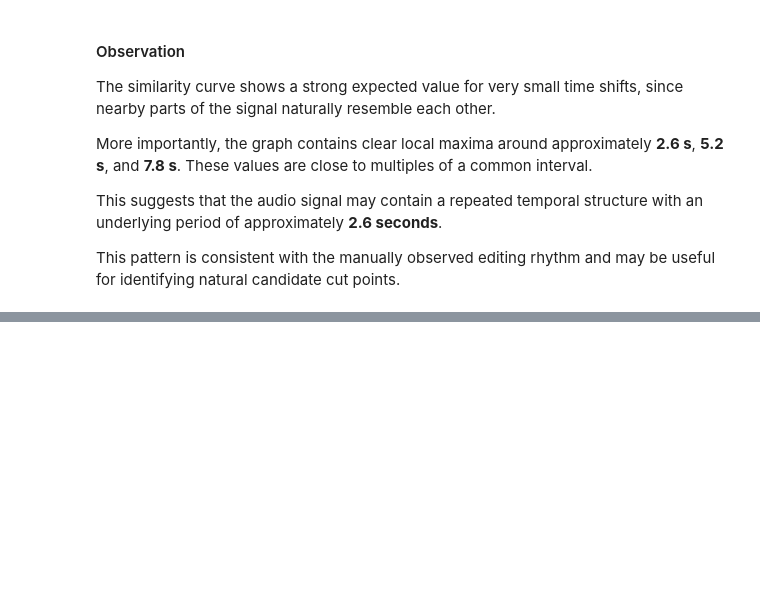
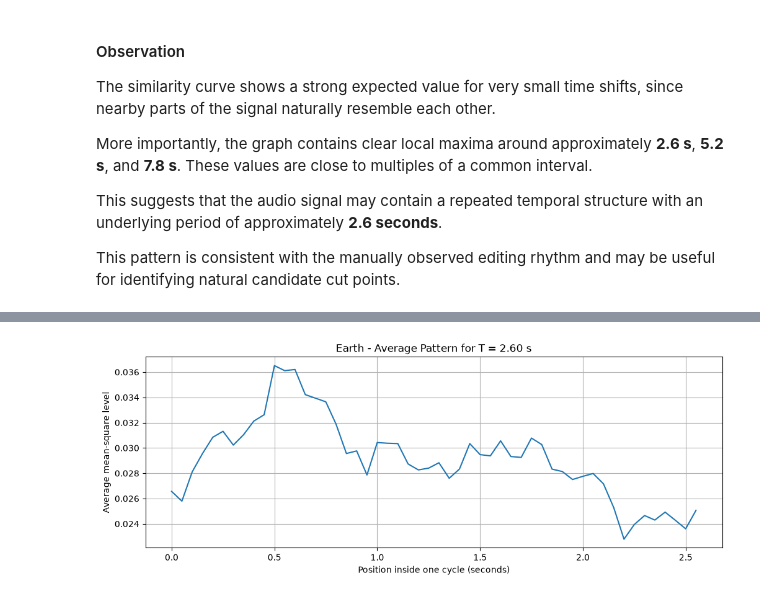
Before and after one commit to sradev81/Hidden-Pulse, a Jupyter notebook: hidden_pulse_analysis.ipynb, the cells around one changed output, grey strips where cells are left out. Drawn from its saved outputs; the diff is of its cells as text; code cells hidden in the pictures; blank space fills up the shorter version.

```diff
--- a/hidden_pulse_analysis.ipynb
+++ b/hidden_pulse_analysis.ipynb
@@ -294,0 +392,30 @@ This pattern is consistent with the manually observed editing rhythm and may be
+# %%
+# Use the strongest detected candidate period
+best_period = lag_times[top_candidates[0]]
+
+# Convert the period from seconds to analysis windows
+period_bins = int(round(best_period / window_seconds))
+
+# Keep only complete cycles
+usable_values = (len(local_energy) // period_bins) * period_bins
+energy_for_cycles = local_energy[:usable_values]
+
+# Each row represents one cycle
+cycle_matrix = energy_for_cycles.reshape(-1, period_bins)
+
+# Average all cycles
+mean_cycle = np.mean(cycle_matrix, axis=0)
+
+phase_time = np.arange(period_bins) * window_seconds
+
+plt.figure(figsize=(12, 4))
+plt.plot(phase_time, mean_cycle)
+
+plt.xlabel("Position inside one cycle (seconds)")
+plt.ylabel("Average mean-square level")
+plt.title(f"Earth - Average Pattern for T = {best_period:.2f} s")
+plt.grid()
+
+plt.show()
+# %% [output]
+[figure, added]
```
Also changed, not shown: parts of 15 cells of this notebook.
